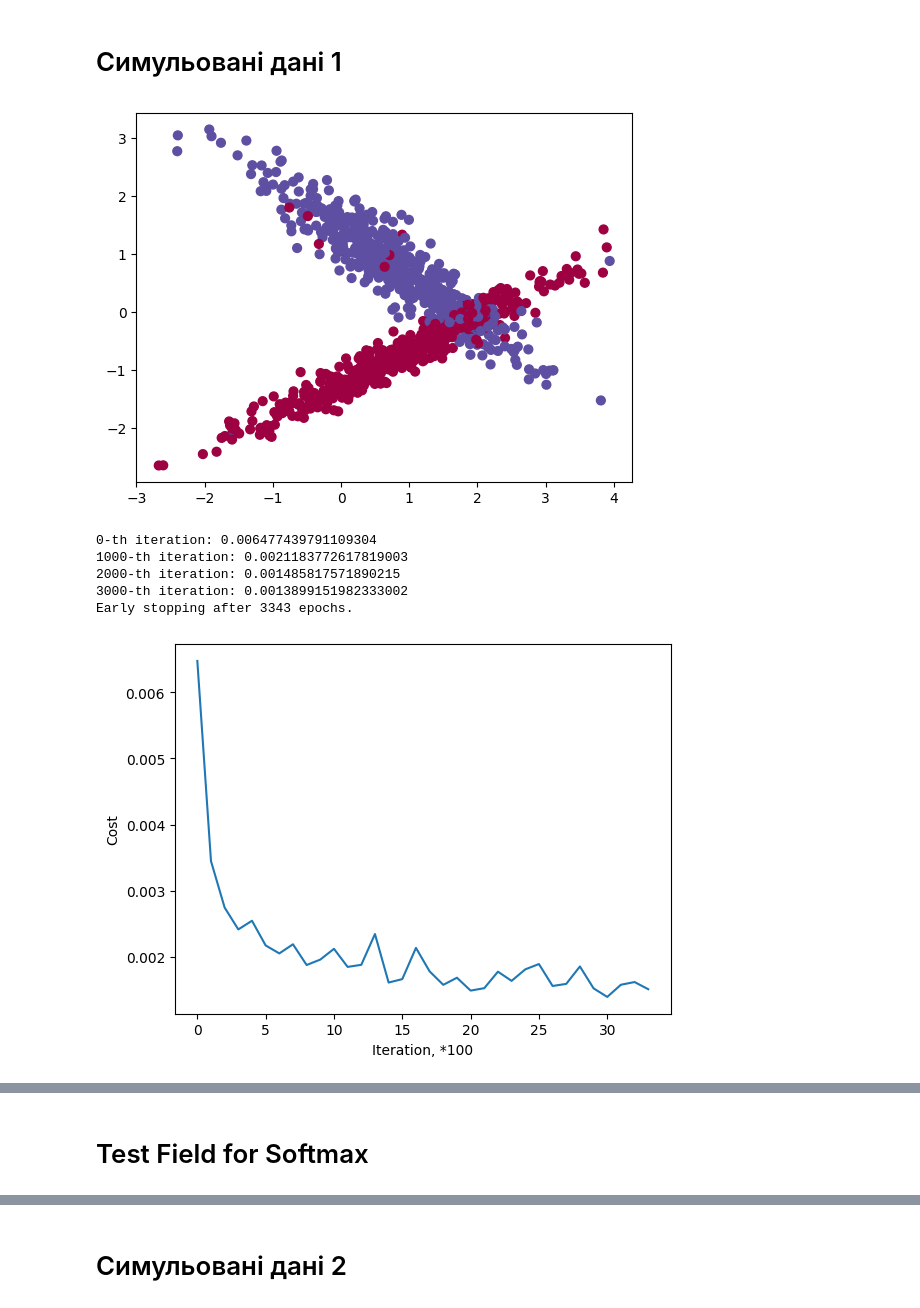
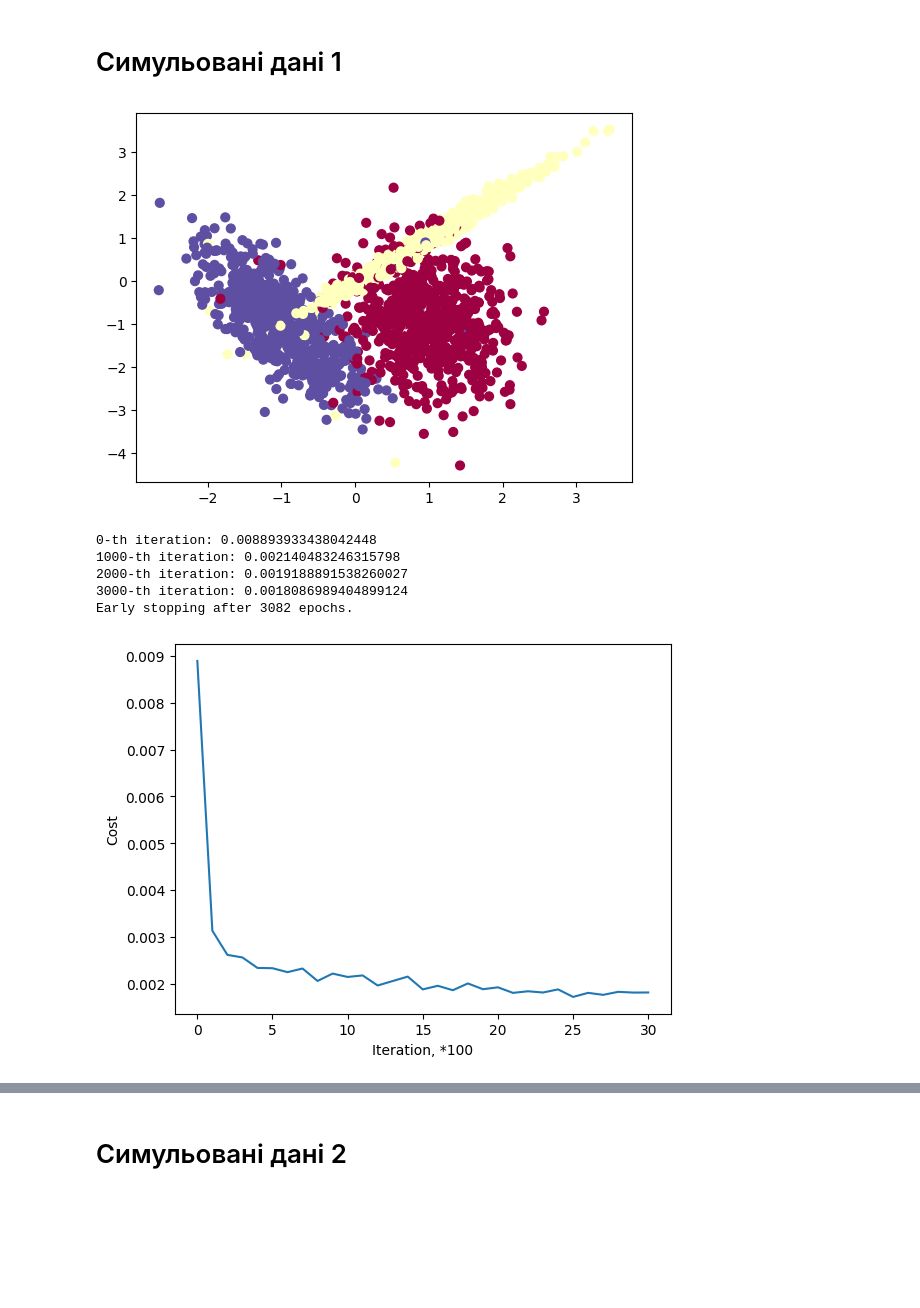
Before and after one commit to SerbulovArtem/Machine_Learning_Semester_66, a Jupyter notebook: HW3/HW3.ipynb, the cells around one changed output, grey strips where cells are left out. Cells and saved outputs as stored; diff of their text form; code cells hidden in the pictures; blank space fills up the shorter version.

Commit message:
Fix Softmax

```diff
--- a/HW3/NeuralNet simple 1.ipynb
+++ b/HW3/HW3.ipynb
@@ -15,3 +13,9 @@ LAST_NEURON = 1
+# %%
+def transform(y):
+    a = np.zeros((y.max()+1, y.shape[0]))
+    for i in range(y.shape[0]):
+        a[y[i][0]][i]=1
+    return a.T
 # %%
 class NeuralNet:
     def __init__(self, layer_dims, layer_activations, mini_batch_size = 1, keep_prob=1, patience = 100, normalize = True, learning_rate = 0.01, num_epochs = 30000):
@@ -53,7 +57,7 @@ class NeuralNet:
 
         permutation = list(np.random.permutation(m))
         shuffled_X = X[:, permutation]
-        shuffled_Y = Y[:, permutation].reshape((1, m))
+        shuffled_Y = Y[:, permutation]
 
         num_complete_minibatches = math.floor(m / mini_batch_size)
 
@@ -86,13 +90,8 @@ class NeuralNet:
         return X_new, m, s
 
     def __softmax(self, Z):
-        Z -= np.max(Z, axis=1, keepdims=True)
-
-        exp_z = np.exp(Z)
-        A = exp_z / np.sum(exp_z, axis=1, keepdims=True)
-
         cache = Z
-
+        A = np.exp(Z)/np.sum(np.exp(Z), axis=0, keepdims=True)
         return A, cache
 
     def __tanh(self, Z):
@@ -199,7 +198,7 @@ class NeuralNet:
 
     def __tanh_backward(self, dA, cache):
         Z = cache
-        s = (1 - np.power(Z, 2))
+        s = (1 - np.power(self.__tanh(Z)[0], 2))
         dZ = dA * s
 
         assert (dZ.shape == Z.shape)
@@ -255,16 +254,27 @@ class NeuralNet:
 
         return dA_prev, dW, db
 
+    def __linear_activation_backward_last(self, dA, Y, cache, activation, keep_prob=1):
+        linear_cache, activation_cache, D = cache
+        dA = dA * D
+        dA = dA / keep_prob
+        dZ = dA
+        dA_prev, dW, db = self.__linear_backward(dZ, linear_cache)
+
+        return dA_prev, dW, db
+
     def __backward_propagation(self, AL, Y, caches, keep_prob=1):
         L = len(caches)
         m = AL.shape[1]
+
         if self.is_cost_binary:
             dAL = - (np.divide(Y, AL) - np.divide(1 - Y, 1 - AL))
+            current_cache = caches[L-1]
+            self.grads["dA" + str(L-1)], self.grads["dW" + str(L)], self.grads["db" + str(L)] = self.__linear_activation_backward(dAL, Y, current_cache, activation = self.layer_activations[L - 1])
         else:
             dAL = AL - Y
-
-        current_cache = caches[L-1]
-        self.grads["dA" + str(L-1)], self.grads["dW" + str(L)], self.grads["db" + str(L)] = self.__linear_activation_backward(dAL, Y, current_cache, activation = self.layer_activations[L - 1])
+            current_cache = caches[L-1]
+            self.grads["dA" + str(L-1)], self.grads["dW" + str(L)], self.grads["db" + str(L)] = self.__linear_activation_backward_last(dAL, Y, current_cache, activation = self.layer_activations[L - 1])
 
         for l in reversed(range(L-1)):
             current_cache = caches[l]
@@ -421,40 +431,39 @@ class NeuralNet:
 # %% [markdown]
 # Симульовані дані 1
 # %%
-NUM_CLASSES = 2
-X, y = make_classification(n_samples = 1000, n_classes = NUM_CLASSES, n_features = 2,
+X, y = make_classification(n_samples = 2000, n_classes = 3, n_features = 2,
                            n_informative=2, n_redundant=0, random_state = 42,
-                           flip_y=0.02, class_sep=0.8, n_clusters_per_class=1)
+                           flip_y=0.02, class_sep=1, n_clusters_per_class=1)
 y = y.reshape(-1, 1)
 
 plot_data(X, y)
 plt.show()
 X_train, X_test, y_train, y_test = train_test_split(X, y, test_size=0.2, random_state=42)
 
-layer_dims_1 = [X.shape[1], 20, 20, 20, 20, 20, 1]
-layer_activations_1 = ['relu', 'relu', 'relu', 'relu', 'relu', 'sigmoid']
+layer_dims_1 = [X.shape[1], 20, 20, 20, 20, 20, 3]
+layer_activations_1 = ['relu', 'relu', 'relu', 'relu', 'relu', 'softmax']
 mini_batch_size_1 = 128
 keep_prob_1 = 0.9
 patience_1 = 3000
 
 nn = NeuralNet(layer_dims_1, layer_activations_1, mini_batch_size=mini_batch_size_1, keep_prob=keep_prob_1, patience=patience_1, learning_rate=0.01, num_epochs=5000)
-nn.fit(X_train, y_train, X_test, y_test)
+nn.fit(X_train, transform(y_train), X_test, transform(y_test))
 
 y_test_pred = nn.predict(X_test)
 
 accuracy, report, confusion = evaluate_classification(y_test, y_test_pred)
 print(f"Accuracy: \n{accuracy}")
 print(f"Report: \n{report}")
 print(f"Confusion: \n{confusion}")
 if layer_dims_1[-1] == 1:
     plot_decision_boundary(nn, X_test, y_test)
 plt.show()
 # %% [output]
-[figure, old version]
+[figure, new version]
-0-th iteration: 0.006477439791109304
-1000-th iteration: 0.0021183772617819003
-2000-th iteration: 0.001485817571890215
-3000-th iteration: 0.0013899151982333002
-Early stopping after 3343 epochs.
+0-th iteration: 0.008893933438042448
+1000-th iteration: 0.002140483246315798
+2000-th iteration: 0.0019188891538260027
+3000-th iteration: 0.0018086989404899124
+Early stopping after 3082 epochs.
-[figure, old version]
+[figure, new version]
 Accuracy:
@@ -477,2 +486,0 @@ Confusion:
-# %% [markdown]
-# Test Field for Softmax
```
Also changed, not shown: parts of 6 cells of this notebook.
